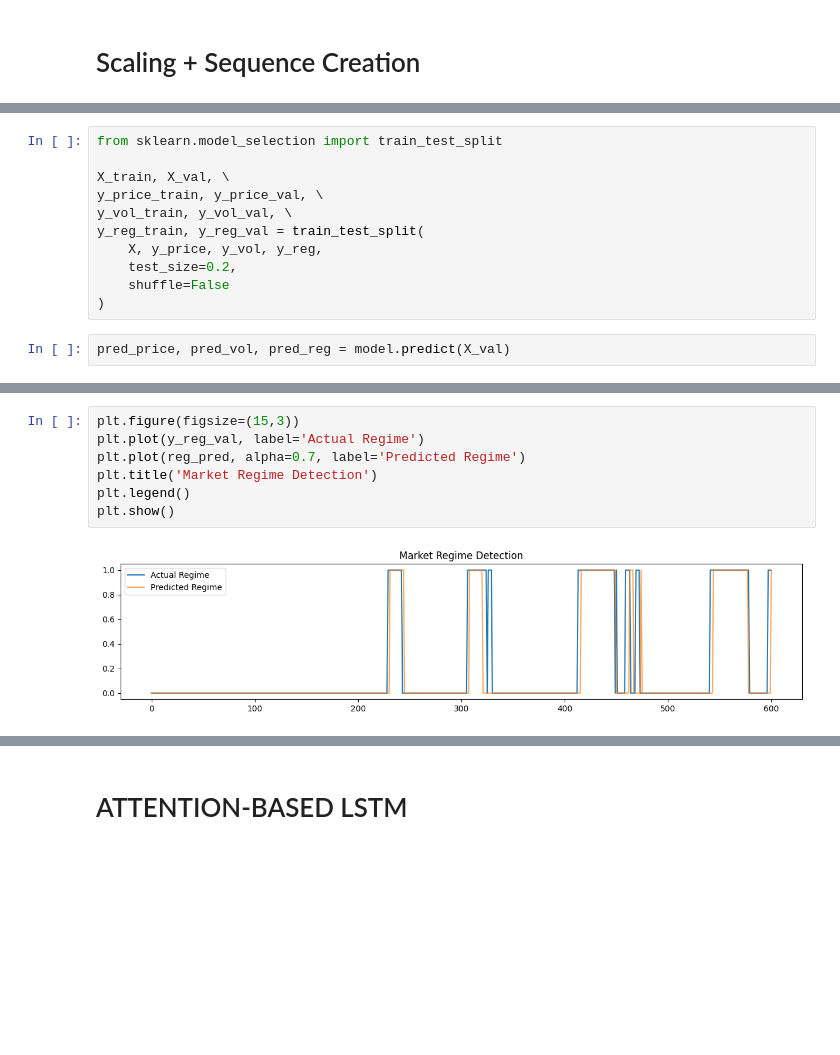
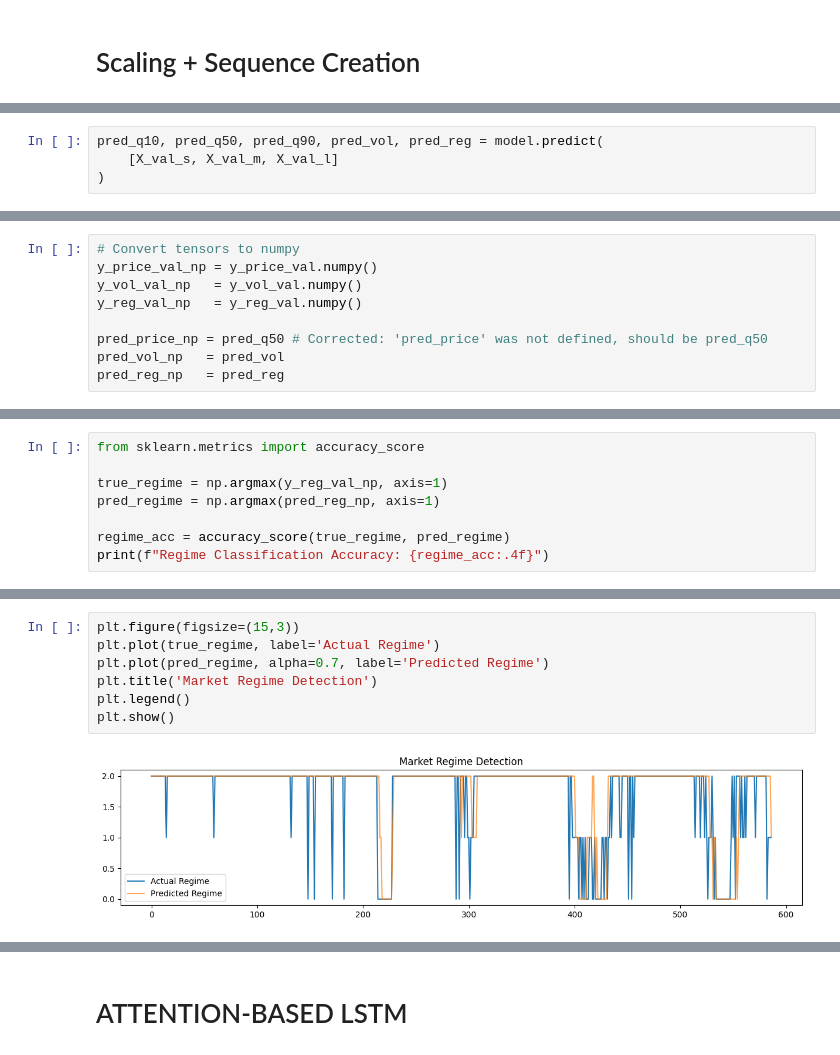
Before and after one commit to ankita6876/AURUM-Net, a Jupyter notebook: AURUM_Net.ipynb, the cells around one changed output, grey strips where cells are left out. Saved outputs shown, nothing was run; the diff lists cells and outputs as text; blank space fills up the shorter version.

```diff
--- a/AURUM_Net.ipynb
+++ b/AURUM_Net.ipynb
@@ -264,15 +380,6 @@ Epoch 30/30
 <keras.src.callbacks.history.History at 0x...>
-# %%
-from sklearn.model_selection import train_test_split
-
-X_train, X_val, \
-y_price_train, y_price_val, \
-y_vol_train, y_vol_val, \
-y_reg_train, y_reg_val = train_test_split(
-    X, y_price, y_vol, y_reg,
-    test_size=0.2,
-    shuffle=False
-)
 # %%
-pred_price, pred_vol, pred_reg = model.predict(X_val)
+pred_q10, pred_q50, pred_q90, pred_vol, pred_reg = model.predict(
+    [X_val_s, X_val_m, X_val_l]
+)
 # %% [output]
@@ -280,2 +387,11 @@ pred_price, pred_vol, pred_reg = model.predict(X_val)
+# %%
+# Convert tensors to numpy
+y_price_val_np = y_price_val.numpy()
+y_vol_val_np   = y_vol_val.numpy()
+y_reg_val_np   = y_reg_val.numpy()
+
+pred_price_np = pred_q50 # Corrected: 'pred_price' was not defined, should be pred_q50
+pred_vol_np   = pred_vol
+pred_reg_np   = pred_reg
 # %%
 from sklearn.metrics import mean_absolute_error, mean_squared_error
@@ -312,0 +413,8 @@ weighted avg       0.94      0.94      0.93       601
+# %%
+from sklearn.metrics import accuracy_score
+
+true_regime = np.argmax(y_reg_val_np, axis=1)
+pred_regime = np.argmax(pred_reg_np, axis=1)
+
+regime_acc = accuracy_score(true_regime, pred_regime)
+print(f"Regime Classification Accuracy: {regime_acc:.4f}")
@@ -331,12 +441,12 @@ plt.show()
 # %%
 plt.figure(figsize=(15,3))
-plt.plot(y_reg_val, label='Actual Regime')
-plt.plot(reg_pred, alpha=0.7, label='Predicted Regime')
+plt.plot(true_regime, label='Actual Regime')
+plt.plot(pred_regime, alpha=0.7, label='Predicted Regime')
 plt.title('Market Regime Detection')
 plt.legend()
 plt.show()
 # %% [output]
-[figure, old version]
+[figure, new version]
 # %%
 val_dates = df.index[-len(y_price_val):]
 
```
Also changed, not shown: parts of 37 cells of this notebook.
